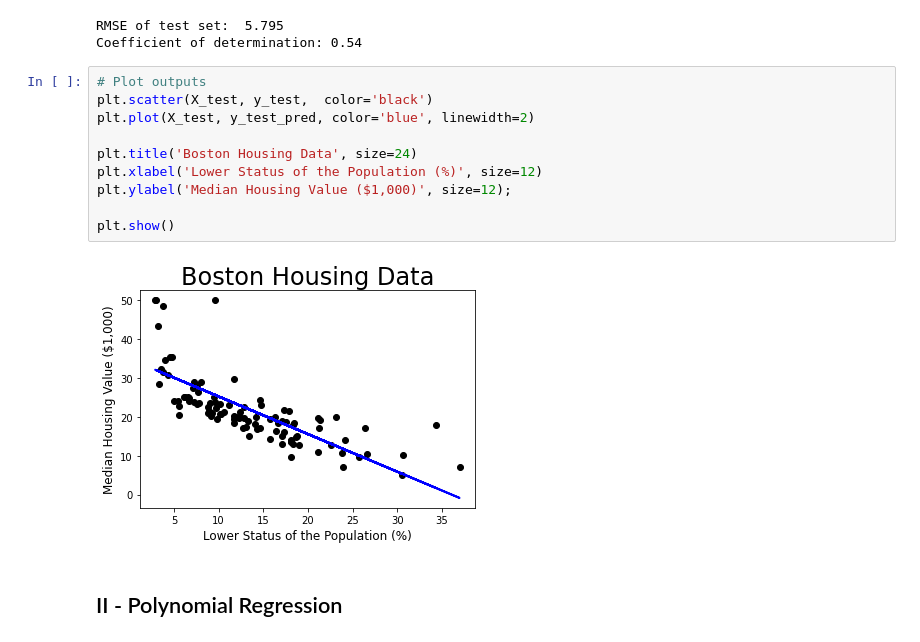
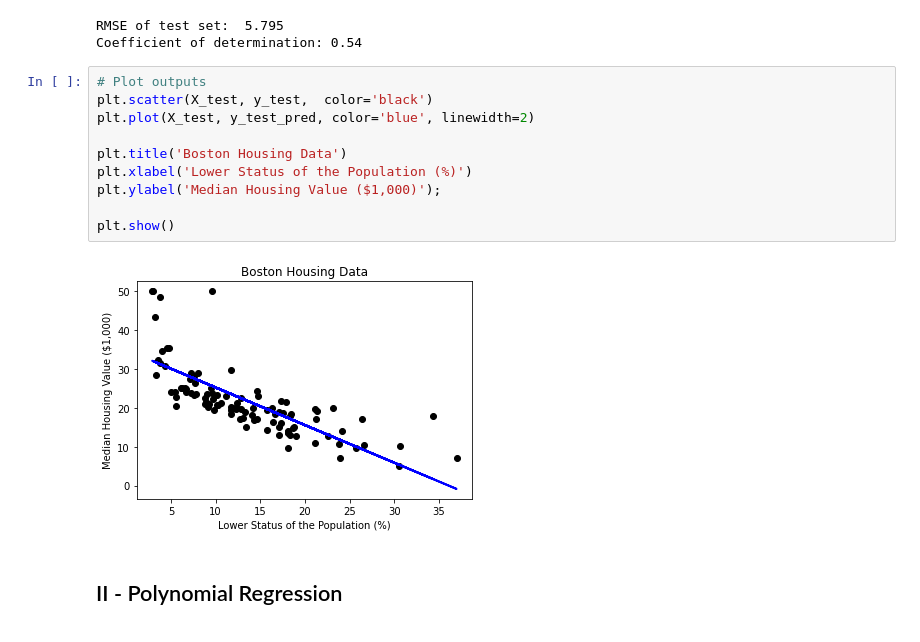
Before and after one commit to HyesungKo/CMPE255-Assignment, a Jupyter notebook: assignment1/Assignment1.ipynb, the cells around one changed output. Cells and saved outputs as stored; diff of their text form.

```diff
--- a/assignment1/Assignment1.ipynb
+++ b/assignment1/Assignment1.ipynb
@@ -62,15 +62,15 @@ Coefficient of determination: 0.54
 # %%
 # Plot outputs
 plt.scatter(X_test, y_test,  color='black')
 plt.plot(X_test, y_test_pred, color='blue', linewidth=2)
 
-plt.title('Boston Housing Data', size=24)
-plt.xlabel('Lower Status of the Population (%)', size=12)
-plt.ylabel('Median Housing Value ($1,000)', size=12);
+plt.title('Boston Housing Data')
+plt.xlabel('Lower Status of the Population (%)')
+plt.ylabel('Median Housing Value ($1,000)');
 
 plt.show()
 # %% [output]
-[figure, old version]
+[figure, new version]
 # %% [markdown]
 ## II - Polynomial Regression
 # %% [markdown]
```
